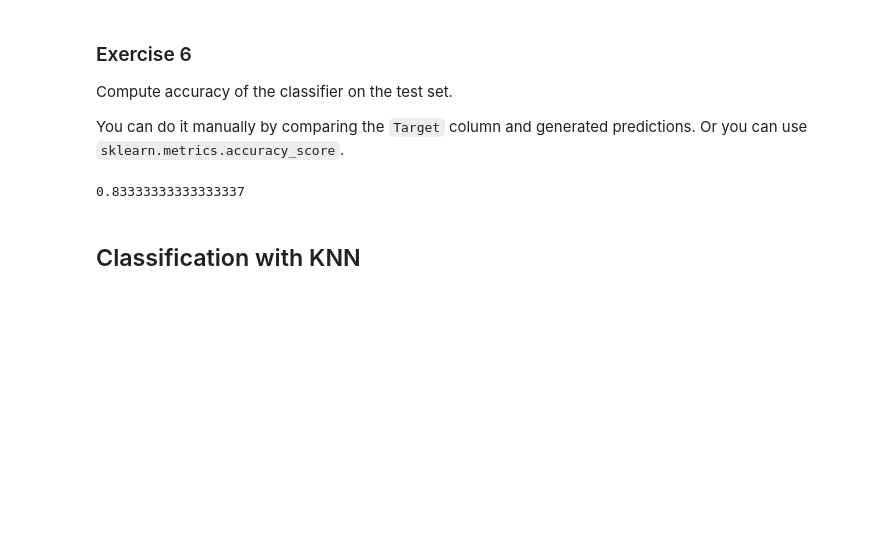
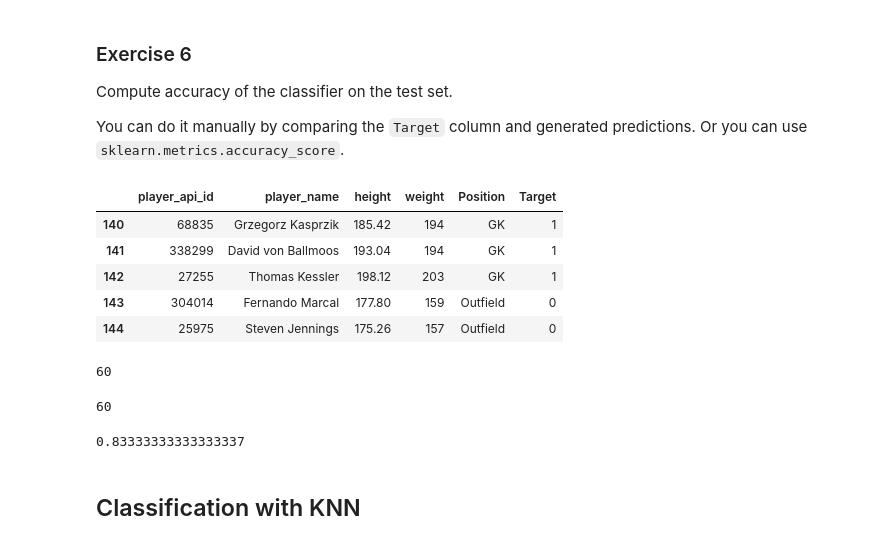
Before and after one commit to PaaruRa/Intro-to-ML-DAT4, a Jupyter notebook: notebooks/classroom-scribbles/06-Intro-To-MachineLearning.ipynb, the cells around one changed output. Cells and saved outputs as stored; diff of their text form; code cells hidden in the pictures; blank space fills up the shorter version.

```diff
--- a/notebooks/classroom-scribbles/06-Intro-To-MachineLearning.ipynb
+++ b/notebooks/classroom-scribbles/06-Intro-To-MachineLearning.ipynb
@@ -87,7 +87,7 @@ import matplotlib.pyplot as plt
 import seaborn as sns
 import sklearn
 # %%
-df = pd.read_csv('../data/players.csv')
+df = pd.read_csv('../../data/players.csv')
 # %%
 df.head()
 # %% [output]
@@ -193,9 +197,26 @@ array([1, 0, 0])
 Compute accuracy of the classifier on the test set.
 
 You can do it manually by comparing the `Target` column and generated predictions. Or you can use `sklearn.metrics.accuracy_score`.
+# %%
+test_df.head()
+# %% [output]
+|  | player_api_id | player_name | height | weight | Position | Target |
+| 140 | 68835 | Grzegorz Kasprzik | 185.42 | 194 | GK | 1 |
+| 141 | 338299 | David von Ballmoos | 193.04 | 194 | GK | 1 |
+| 142 | 27255 | Thomas Kessler | 198.12 | 203 | GK | 1 |
+| 143 | 304014 | Fernando Marcal | 177.80 | 159 | Outfield | 0 |
+| 144 | 25975 | Steven Jennings | 175.26 | 157 | Outfield | 0 |
+# %%
+len(test_df)
+# %% [output]
+60
 # %%
 # Code Here
 preds = classify(test_df[['height', 'weight']].values)
+# %%
+len(preds)
+# %% [output]
+60
 # %%
 from sklearn.metrics import accuracy_score
 # %%
```
Also changed, not shown: parts of 22 cells of this notebook.
